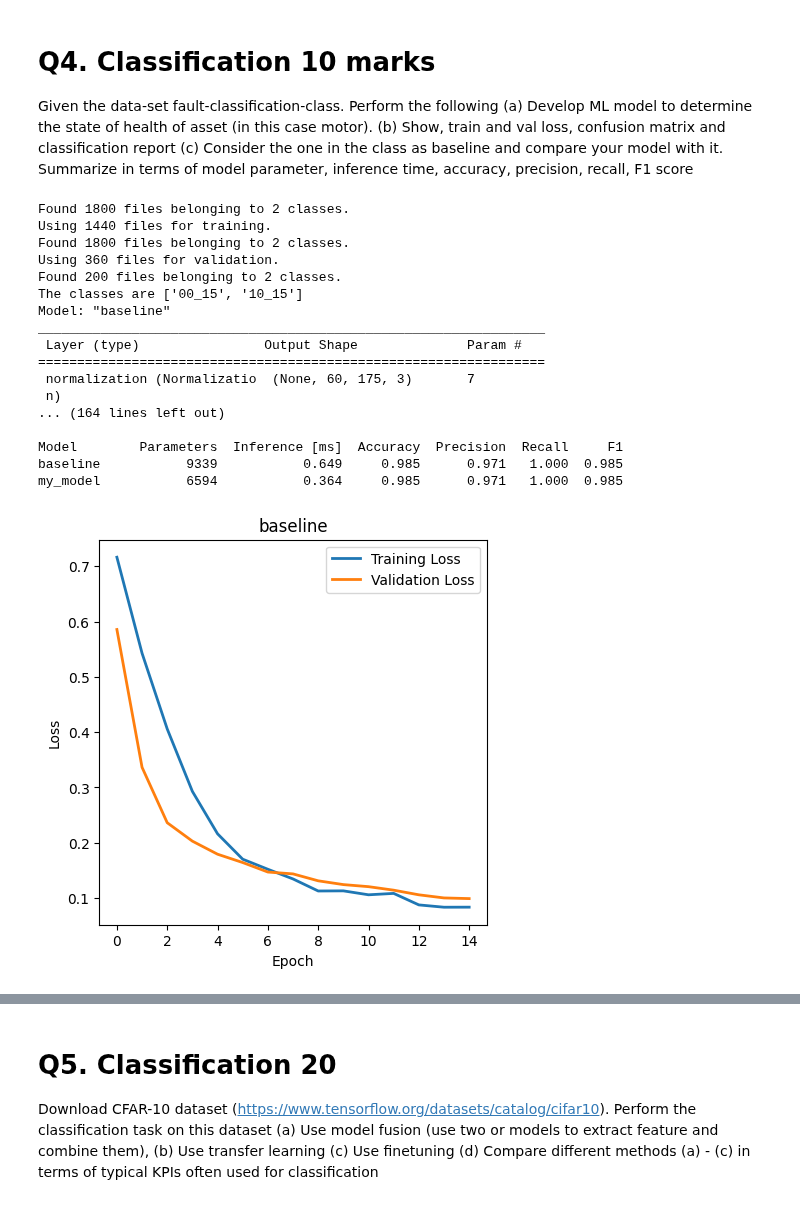
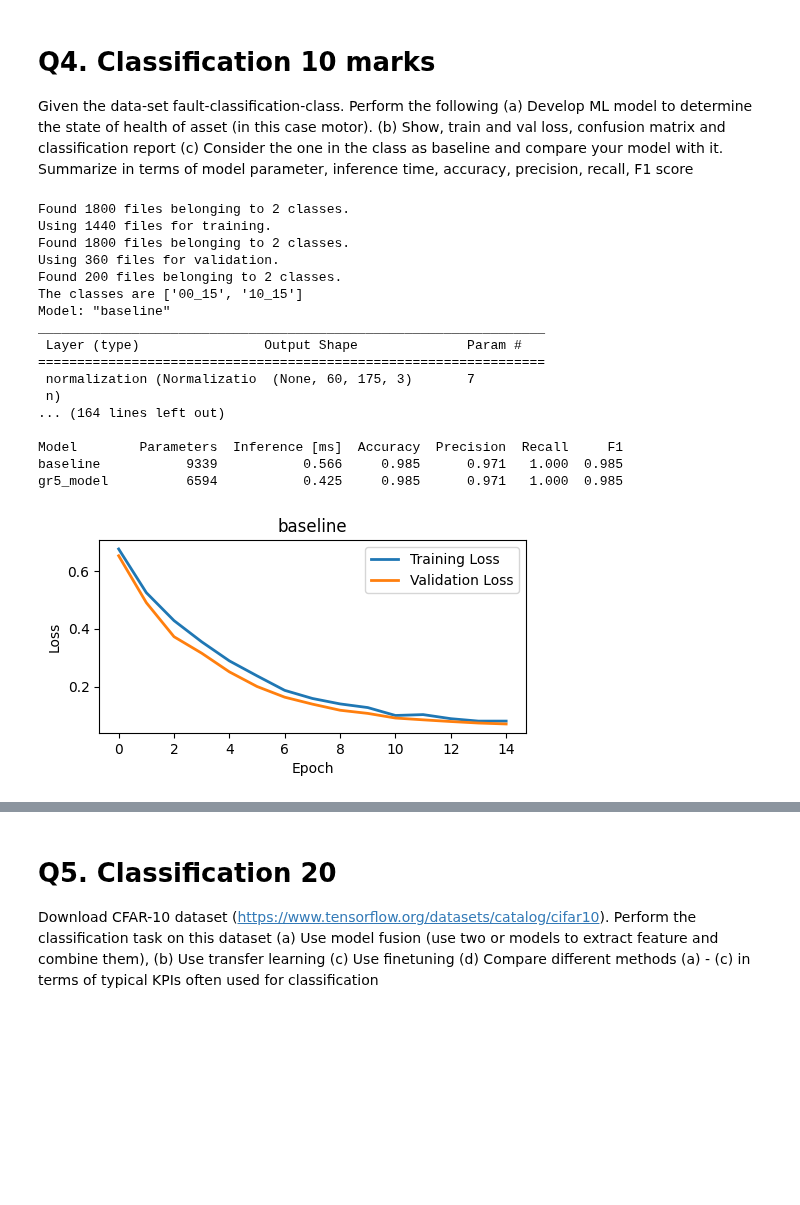
Before and after one commit to AreGundersen/MAS512, a Jupyter notebook: Assignment 1/MAS512_assignment1_gr5.ipynb, the cells around one changed output, grey strips where cells are left out. Drawn from its saved outputs; the diff is of its cells as text; code cells hidden in the pictures; blank space fills up the shorter version.

```diff
--- a/Assignment 1/MAS512_assignment1_gr5.ipynb
+++ b/Assignment 1/MAS512_assignment1_gr5.ipynb
@@ -459,13 +457,14 @@ Given the data-set fault-classification-class. Perform the following
 model parameter, inference time, accuracy, precision, recall, F1 score
 # %%
 DATA_DIR = os.path.join("Assignment 1-class", "fault-classification-class")
+RESULTS_DIR = os.path.join("results", "q4")
 n_row = 60
 n_col = 175
 image_size = (n_row, n_col)
 batch_size = 8
 EPOCHS = 15
 
- # Data
+# Data
 train_ds = tf.keras.preprocessing.image_dataset_from_directory(
     os.path.join(DATA_DIR, "training"),
     labels='inferred',
@@ -483,7 +482,7 @@ val_ds = tf.keras.preprocessing.image_dataset_from_directory(
     color_mode='rgb',
     batch_size=batch_size,
     image_size=image_size,
-    shuffle=False,
+    shuffle=True,
     seed=120,
     validation_split=0.2,
     subset='validation',
@@ -501,8 +500,7 @@ test_ds = tf.keras.preprocessing.image_dataset_from_directory(
 class_names = train_ds.class_names
 print("The classes are", class_names)
 
-
-# Baseline: model from the lab notebook
+# Baseline:
 normalizer = tf.keras.layers.Normalization(axis=-1)
 normalizer.adapt(train_ds.map(lambda x, y: x))
 
@@ -529,7 +527,7 @@ baseline = tf.keras.Sequential([
 ], name="baseline")
 
 # our model:
-my_model = tf.keras.Sequential([
+gr5_model = tf.keras.Sequential([
     tf.keras.layers.Input(shape=(n_row, n_col, 3)),
     tf.keras.layers.Rescaling(1.0 / 255),
     tf.keras.layers.Conv2D(8, 3, padding="same", activation="relu"),
@@ -538,18 +536,17 @@ my_model = tf.keras.Sequential([
     tf.keras.layers.MaxPooling2D(),
     tf.keras.layers.Conv2D(32, 3, padding="same", activation="relu"),
     tf.keras.layers.MaxPooling2D(),
-    tf.keras.layers.GlobalAveragePooling2D(),
+    tf.keras.layers.GlobalAveragePooling2D(), # GAP was reccomended by Calude to reduce the number of parameters and avoid overfitting
     tf.keras.layers.Dense(16, activation="relu"),
     tf.keras.layers.Dropout(0.2),
     tf.keras.layers.Dense(2, activation="softmax"),
-], name="my_model")
-
+], name="gr5_model")
 
 # Train
 y_true = np.concatenate([y for x, y in test_ds], axis=0)
 results = {}
 
-for model in [baseline, my_model]:
+for model in [baseline, gr5_model]:
     name = model.name
     model.summary()
 
@@ -557,16 +554,16 @@ for model in [baseline, my_model]:
     history = model.fit(train_ds, epochs=EPOCHS, verbose=1, validation_data=val_ds)
 
     # (b)
-    plt.figure(figsize=(5, 5))
+    plt.figure(figsize=(5.5, 2.5))
     plt.plot(range(EPOCHS), history.history['loss'], label='Training Loss', linewidth=2)
     plt.plot(range(EPOCHS), history.history['val_loss'], label='Validation Loss', linewidth=2)
     plt.legend(loc='upper right')
     plt.xlabel('Epoch'); plt.ylabel('Loss'); plt.title(name)
-    plt.savefig(f"q4_{name}_loss.png", dpi=150)
+    plt.savefig(os.path.join(RESULTS_DIR, f"q4_{name}_loss.png"), dpi=150)
 
     start = time.time()
     y_prob = model.predict(test_ds)
-    inference_time = (time.time() - start) / len(y_true) * 1000   # ms per image
+    inference_time = (time.time() - start) / len(y_true) * 1000
     y_pred = np.argmax(y_prob, axis=-1)
 
     cm = confusion_matrix(y_true, y_pred)
@@ -574,41 +571,41 @@ for model in [baseline, my_model]:
     plt.figure()
     sn.heatmap(cm_n, xticklabels=['Healthy', 'Faulty'], yticklabels=['Healthy', 'Faulty'], annot=True, fmt='.2f', annot_kws={"size": 16})
     plt.xlabel('Predicted Label'); plt.ylabel('True Label'); plt.title(name)
-    plt.savefig(f"q4_{name}_confusion_matrix.png", dpi=150)
+    plt.savefig(os.path.join(RESULTS_DIR, f"q4_{name}_confusion_matrix.png"), dpi=150)
 
     print(f"\n===== {name} =====")
     print(classification_report(y_true, y_pred))
 
     # (c)
     results[name] = [model.count_params(),
                      inference_time,
                      accuracy_score(y_true, y_pred),
                      precision_score(y_true, y_pred),
                      recall_score(y_true, y_pred),
                      f1_score(y_true, y_pred)]
 
 print("\nModel        Parameters  Inference [ms]  Accuracy  Precision  Recall     F1")
 for name, r in results.items():
     print(f"{name:<12} {r[0]:>10} {r[1]:>15.3f} {r[2]:>9.3f} {r[3]:>10.3f} {r[4]:>7.3f} {r[5]:>6.3f}")
 
 plt.show()
 # %% [output]
 Found 1800 files belonging to 2 classes.
 Using 1440 files for training.
 Found 1800 files belonging to 2 classes.
 Using 360 files for validation.
 Found 200 files belonging to 2 classes.
 The classes are ['00_15', '10_15']
 Model: "baseline"
 _________________________________________________________________
  Layer (type)                Output Shape              Param #
 =================================================================
  normalization (Normalizatio  (None, 60, 175, 3)       7
  n)
 ... (164 lines left out)
 
 Model        Parameters  Inference [ms]  Accuracy  Precision  Recall     F1
-baseline           9339           0.649     0.985      0.971   1.000  0.985
-my_model           6594           0.364     0.985      0.971   1.000  0.985
+baseline           9339           0.566     0.985      0.971   1.000  0.985
+gr5_model          6594           0.425     0.985      0.971   1.000  0.985
-[figure, old version]
+[figure, new version]
 [figure]
```
Also changed, not shown: parts of 10 cells of this notebook, 29 other files.
